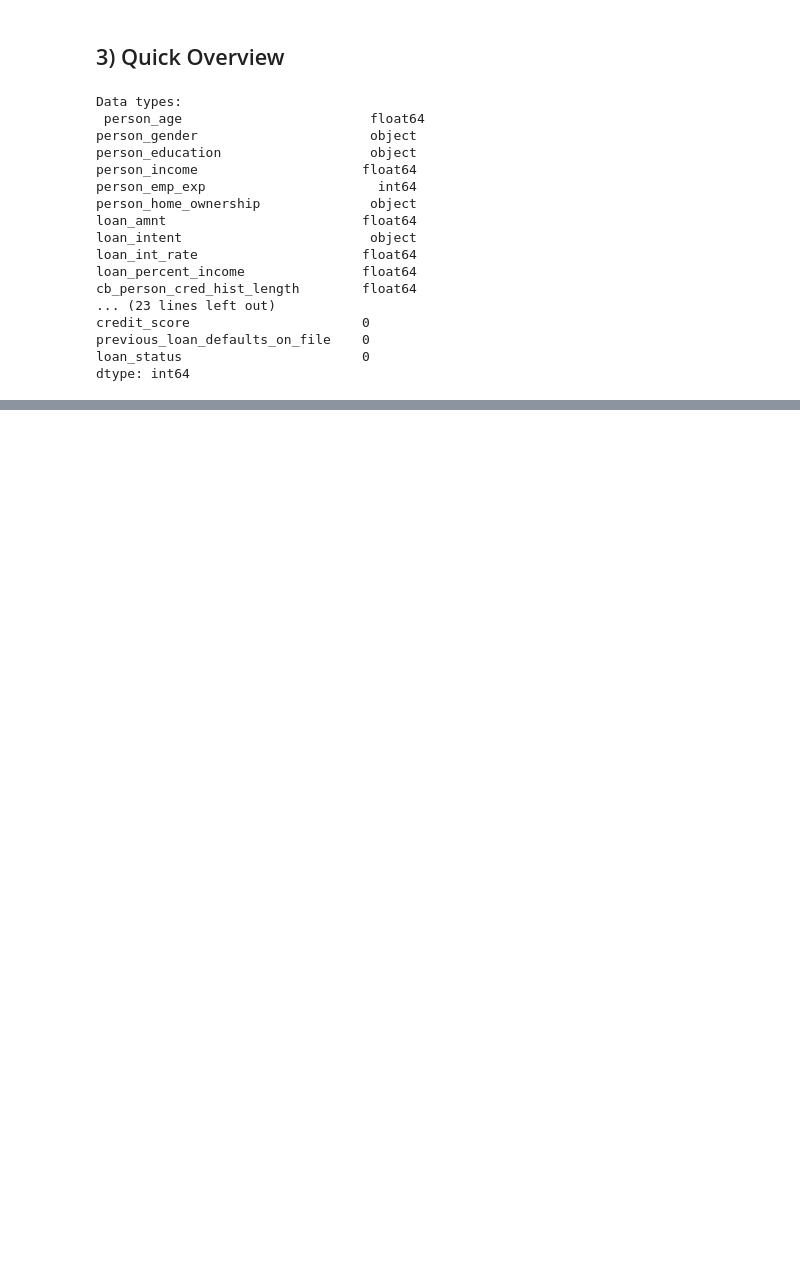
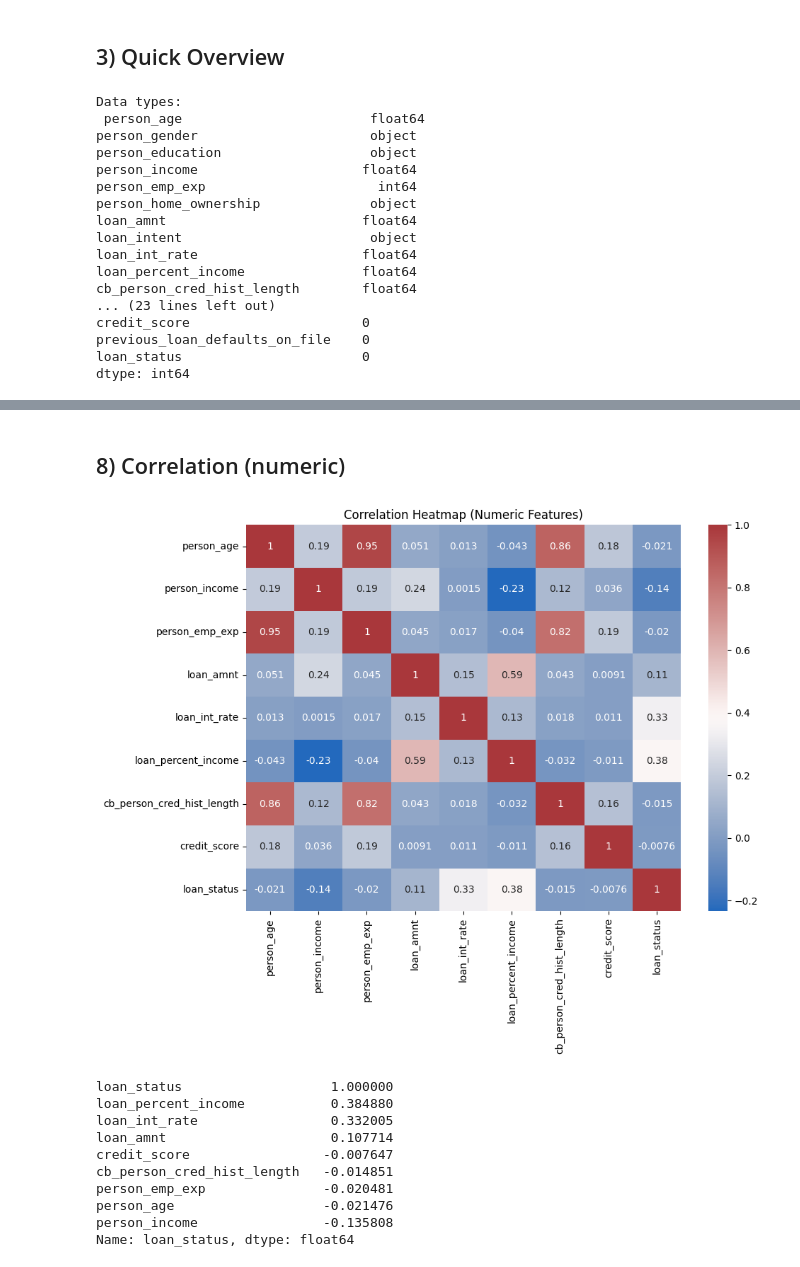
Before and after one commit to allthat-jazz/Loan-approval-prediction, a Jupyter notebook: project.ipynb, the cells around one changed output, grey strips where cells are left out. Saved outputs shown, nothing was run; the diff lists cells and outputs as text; code cells hidden in the pictures; blank space fills up the shorter version.

```diff
--- a/project.ipynb
+++ b/project.ipynb
@@ -105,0 +147,22 @@ for col in num_cols:
+# %% [markdown]
+## 8) Correlation (numeric)
+# %%
+corr = df[num_cols].corr()
+plt.figure(figsize=(10,8))
+sb.heatmap(corr, cmap='vlag',annot=True)
+plt.title("Correlation Heatmap (Numeric Features)")
+plt.tight_layout(); plt.show()
+
+corr['loan_status'].sort_values(ascending=False)
+# %% [output]
+[figure, added]
+loan_status                   1.000000
+loan_percent_income           0.384880
+loan_int_rate                 0.332005
+loan_amnt                     0.107714
+credit_score                 -0.007647
+cb_person_cred_hist_length   -0.014851
+person_emp_exp               -0.020481
+person_age                   -0.021476
+person_income                -0.135808
+Name: loan_status, dtype: float64
```
Also changed, not shown: parts of 25 cells of this notebook.
